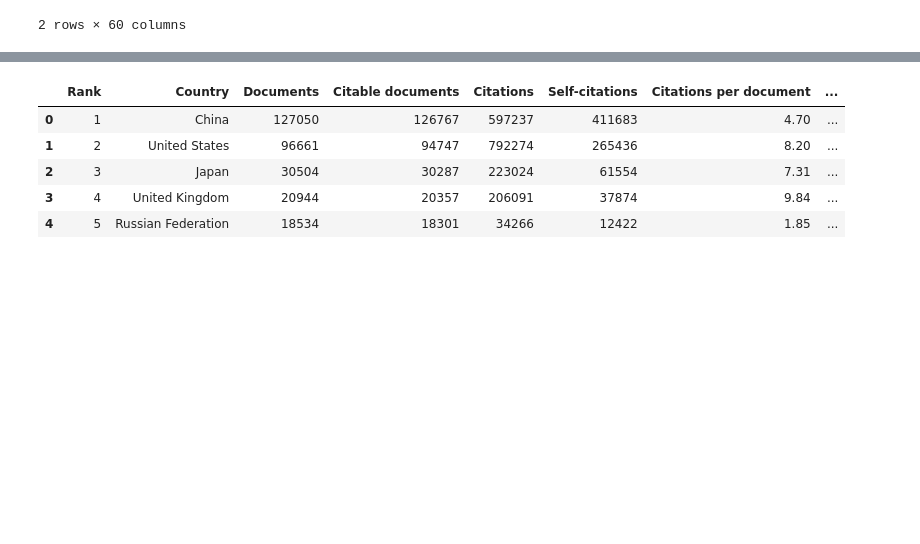
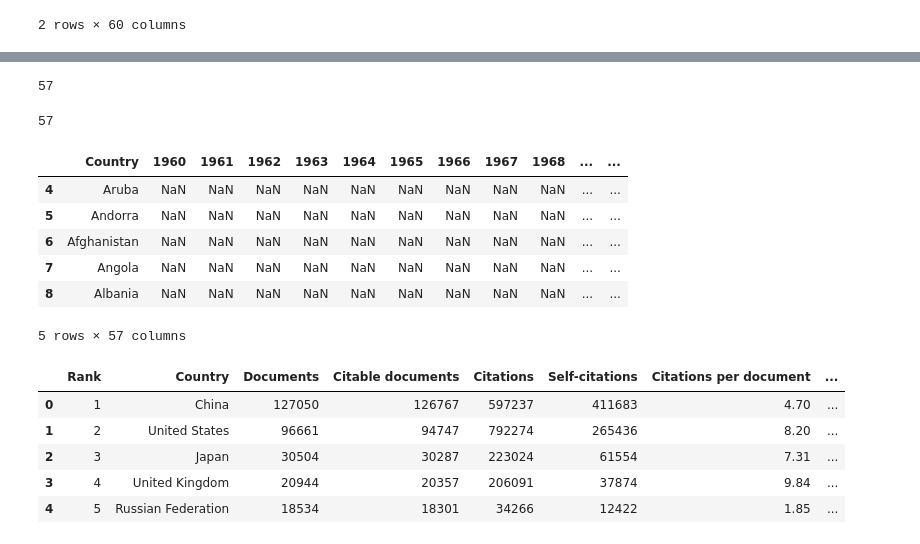
Before and after one commit to gabipz/ds-little-projects, a Jupyter notebook: Introduction to Data Science in Python - Coursera/Assignment+3.ipynb, the cells around one changed output, grey strips where cells are left out. Saved outputs shown, nothing was run; the diff lists cells and outputs as text; code cells hidden in the pictures; blank space fills up the shorter version.

```diff
--- a/Introduction to Data Science in Python - Coursera/Assignment+3.ipynb
+++ b/Introduction to Data Science in Python - Coursera/Assignment+3.ipynb
@@ -193,11 +193,11 @@ energy
 227 rows × 5 columns
 # %%
 # Import dataset
-GDP = pd.read_csv('world_bank.csv')
+gdp = pd.read_csv('world_bank.csv')
 # Exclude the footer and header information from the datafile.
-GDP = GDP[4:268]
+gdp = gdp[4:268]
 # Visualization
-GDP.head(2)
+gdp.head(2)
 # %% [output]
 |  | Data Source | World Development Indicators | Unnamed: 2 | Unnamed: 3 | Unnamed: 4 | Unnamed: 5 | Unnamed: 6 | ... |
 | 4 | Aruba | ABW | GDP at market prices (constant 20... | NY.GDP.MKTP.KD | NaN | NaN | NaN | ... |
@@ -215,2 +206,31 @@ GDP.head(2)
+# %%
+# Delete unneccessary columns
+gdp.drop(['World Development Indicators', 'Unnamed: 2', 'Unnamed: 3'], axis=1, inplace=True)
+# %%
+# Check number of columns
+gdp.shape[1]
+# %% [output]
+57
+# %%
+# Check number of new columns
+i = 0
+len(['Country'] + [(1960+i) for i in range(56)])
+# %% [output]
+57
+# %%
+# Rename columns
+i = 0
+new_column_names = ['Country'] + [(1960+i) for i in range(56)]
+gdp.columns = new_column_names
+# Visualization
+gdp.head()
+# %% [output]
+|  | Country | 1960 | 1961 | 1962 | 1963 | 1964 | 1965 | 1966 | 1967 | 1968 | ... | ... |
+| 4 | Aruba | NaN | NaN | NaN | NaN | NaN | NaN | NaN | NaN | NaN | ... | ... |
+| 5 | Andorra | NaN | NaN | NaN | NaN | NaN | NaN | NaN | NaN | NaN | ... | ... |
+| 6 | Afghanistan | NaN | NaN | NaN | NaN | NaN | NaN | NaN | NaN | NaN | ... | ... |
+| 7 | Angola | NaN | NaN | NaN | NaN | NaN | NaN | NaN | NaN | NaN | ... | ... |
+| 8 | Albania | NaN | NaN | NaN | NaN | NaN | NaN | NaN | NaN | NaN | ... | ... |
+5 rows × 57 columns
 # %%
 # Rename some countries
```
Also changed, not shown: parts of 8 cells of this notebook.
